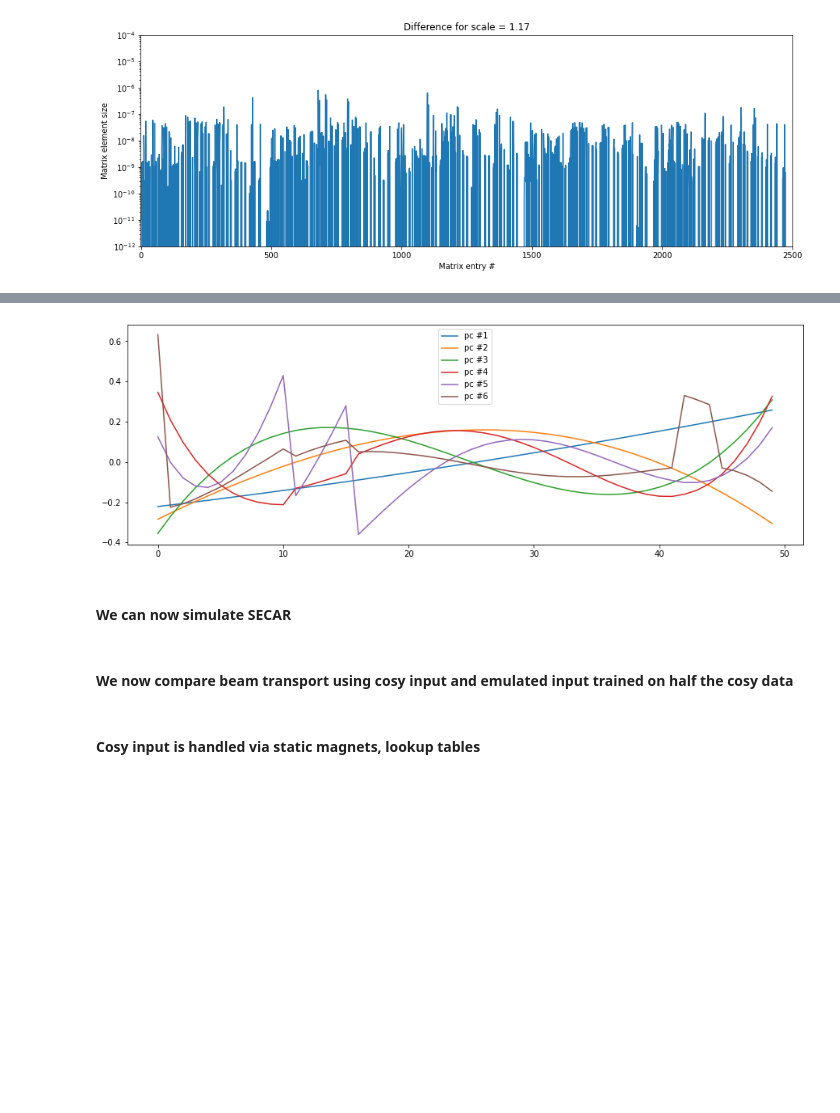
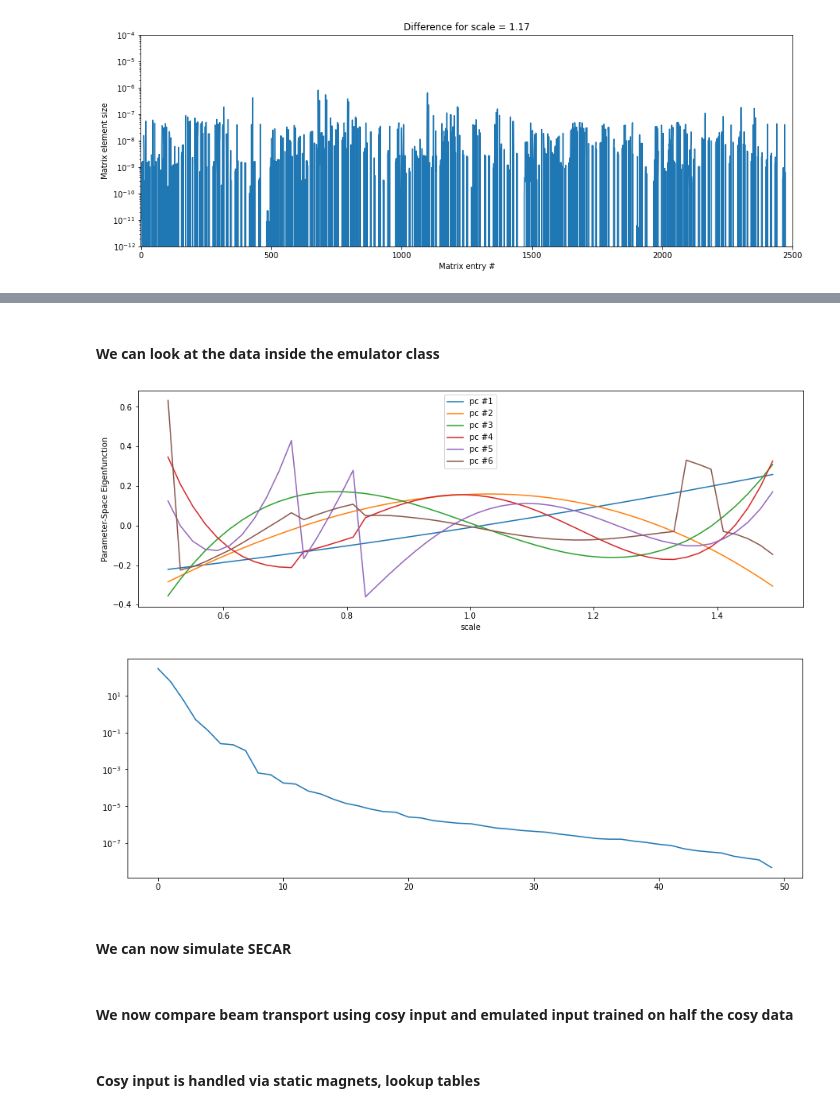
Before and after one commit to diogenes1991/RBMSecar, a Jupyter notebook: Emulator/RBM.ipynb, the cells around one changed output, grey strips where cells are left out. Drawn from its saved outputs; the diff is of its cells as text; code cells hidden in the pictures; blank space fills up the shorter version.

```diff
--- a/Emulator/RBM.ipynb
+++ b/Emulator/RBM.ipynb
@@ -146,7 +146,7 @@ plt.show()
 # %%
 ''' Timing checkup '''
 path_magnet1 = "MagnetData/Magnet_1_train"
-magnet1 = CosyMagnet(path=path_magnet1,cutoff=10)
+magnet1 = CosyMagnet(path=path_magnet1,cutoff=3)
 
 minimum = min(magnet1.axis)
 maximum = max(magnet1.axis)
@@ -165,17 +168,25 @@ print(str(nevals),"evaluations took",time.time()-start,"seconds")
+# %% [markdown]
+<h4> We can look at the data inside the emulator class </h4>
 # %%
 ''' Parameter Space Eigenfunctions '''
 for i in range(6):
-    plt.plot(magnet1.u[:,i],label="pc #"+str(i+1))
+    plt.plot(magnet1.axis,magnet1.u[:,i],label="pc #"+str(i+1))
 plt.legend()
+plt.xlabel("scale")
+plt.ylabel("Parameter-Space Eigenfunction")
 plt.show()
+
+plt.semilogy(magnet1.s)
+plt.show()
 # %% [output]
-[figure, old version]
+[figure, new version]
+[figure, added]
 # %%
 ''' Sample use of the parser '''
 scale = 0.5626
 magnet1.write(scale,os.path.join("Generated_Magnet_Data",str(scale)))
-# %% [markdown]
-<h4> We can now simulate SECAR </h4>
+# %% [markdown]
+<h4> We can now simulate SECAR </h4>
 # %%
 def generateInitialDistribution(widthX, widthY, aX, aY, numberMC=1000):
     beam = np.zeros([numberMC, 8], dtype="float64", order="F")
@@ -201,8 +212,8 @@ def generateInitialDistribution(widthX, widthY, aX, aY, numberMC=1000):
         beam[j][3] = angleY/1000 # in rad
         beam[j][5] = dE
     return (beam)
-# %% [markdown]
-<h4> We now compare beam transport using cosy input and emulated input trained on half the cosy data </h4>
+# %% [markdown]
+<h4> We now compare beam transport using cosy input and emulated input trained on half the cosy data </h4>
 # %%
 ''' Dynamic Magents require several current files to build emulators '''
 dynamic_magnets = [
@@ -217,8 +228,8 @@ dynamic_magnets = [
                   ]
 
 dynamic_secar = SECAR(magnets=dynamic_magnets)
-# %% [markdown]
-<h4> Cosy input is handled via static magnets, lookup tables </h4>
+# %% [markdown]
+<h4> Cosy input is handled via static magnets, lookup tables </h4>
 # %%
 ''' Static Magents require a single lookup magnet file '''
 
```
Also changed, not shown: parts of 23 cells of this notebook, 2 other files.
